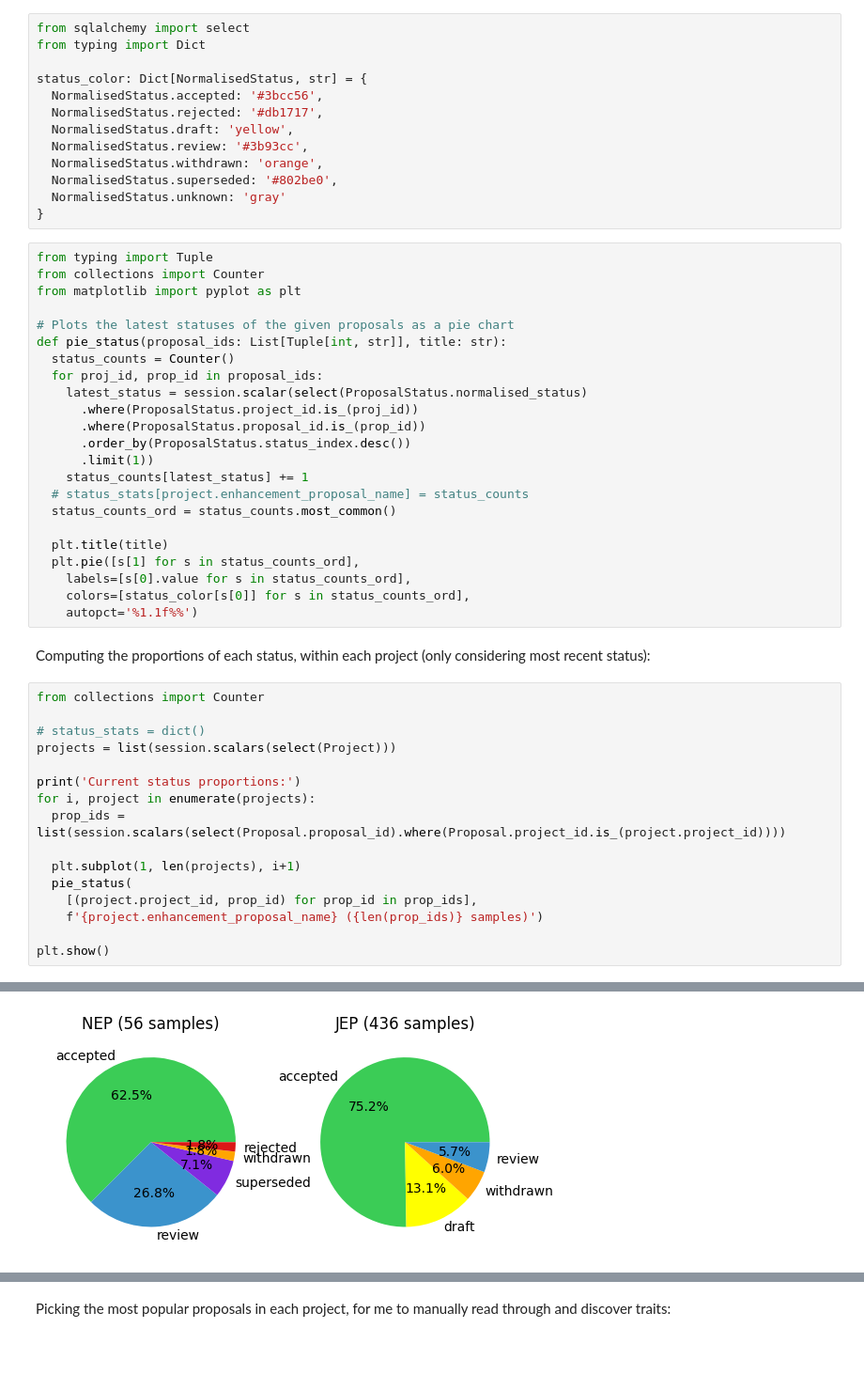
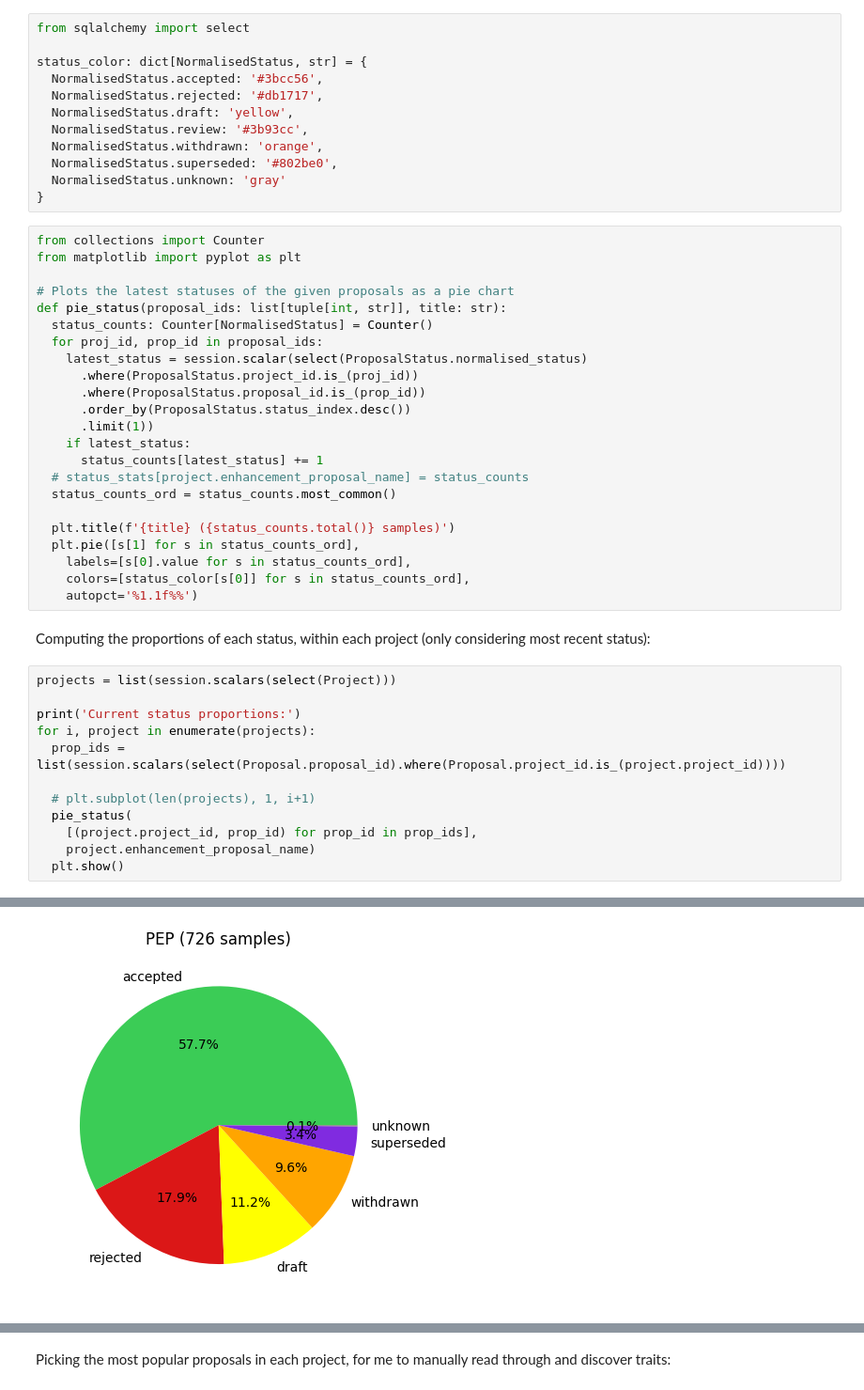
Before and after one commit to StijnRis/cse3000-sep, a Jupyter notebook: rq4-nep-jep/analysis.ipynb, the cells around one changed output, grey strips where cells are left out. Shown at 94% size. Cells and saved outputs as stored; diff of their text form; blank space fills up the shorter version.

Commit message:
analysis with almost all projects

```diff
--- a/rq4-nep-jep/analysis.ipynb
+++ b/rq4-nep-jep/analysis.ipynb
@@ -121,9 +23,8 @@ session = Session(eng)
 Assigning colors to statuses for charts:
 # %%
 from sqlalchemy import select
-from typing import Dict
 
-status_color: Dict[NormalisedStatus, str] = {
+status_color: dict[NormalisedStatus, str] = {
   NormalisedStatus.accepted: '#3bcc56',
   NormalisedStatus.rejected: '#db1717',
   NormalisedStatus.draft: 'yellow',
@@ -133,24 +34,24 @@ status_color: Dict[NormalisedStatus, str] = {
   NormalisedStatus.unknown: 'gray'
 }
 # %%
-from typing import Tuple
 from collections import Counter
 from matplotlib import pyplot as plt
 
 # Plots the latest statuses of the given proposals as a pie chart
-def pie_status(proposal_ids: List[Tuple[int, str]], title: str):
-  status_counts = Counter()
+def pie_status(proposal_ids: list[tuple[int, str]], title: str):
+  status_counts: Counter[NormalisedStatus] = Counter()
   for proj_id, prop_id in proposal_ids:
     latest_status = session.scalar(select(ProposalStatus.normalised_status)
       .where(ProposalStatus.project_id.is_(proj_id))
       .where(ProposalStatus.proposal_id.is_(prop_id))
       .order_by(ProposalStatus.status_index.desc())
       .limit(1))
-    status_counts[latest_status] += 1
+    if latest_status:
+      status_counts[latest_status] += 1
   # status_stats[project.enhancement_proposal_name] = status_counts
   status_counts_ord = status_counts.most_common()
 
-  plt.title(title)
+  plt.title(f'{title} ({status_counts.total()} samples)')
   plt.pie([s[1] for s in status_counts_ord],
     labels=[s[0].value for s in status_counts_ord],
     colors=[status_color[s[0]] for s in status_counts_ord],
@@ -158,21 +59,17 @@ def pie_status(proposal_ids: List[Tuple[int, str]], title: str):
 # %% [markdown]
 Computing the proportions of each status, within each project (only considering most recent status):
 # %%
-from collections import Counter
-
-# status_stats = dict()
 projects = list(session.scalars(select(Project)))
 
 print('Current status proportions:')
 for i, project in enumerate(projects):
   prop_ids = list(session.scalars(select(Proposal.proposal_id).where(Proposal.project_id.is_(project.project_id))))
 
-  plt.subplot(1, len(projects), i+1)
+  # plt.subplot(len(projects), 1, i+1)
   pie_status(
     [(project.project_id, prop_id) for prop_id in prop_ids],
-    f'{project.enhancement_proposal_name} ({len(prop_ids)} samples)')
-
-plt.show()
+    project.enhancement_proposal_name)
+  plt.show()
 # %% [output]
 Current status proportions:
-[figure, old version]
+[figure, new version]
```
Also changed, not shown: parts of 4 cells of this notebook, 3 other files.
